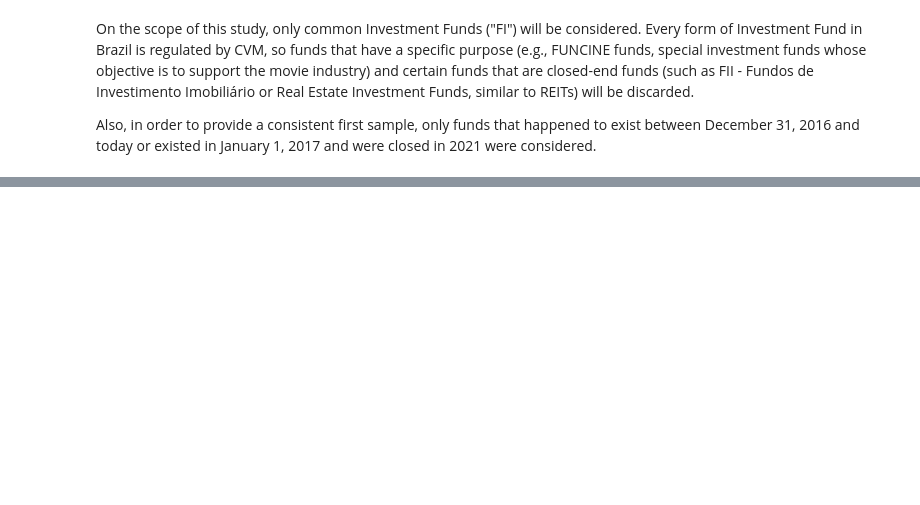
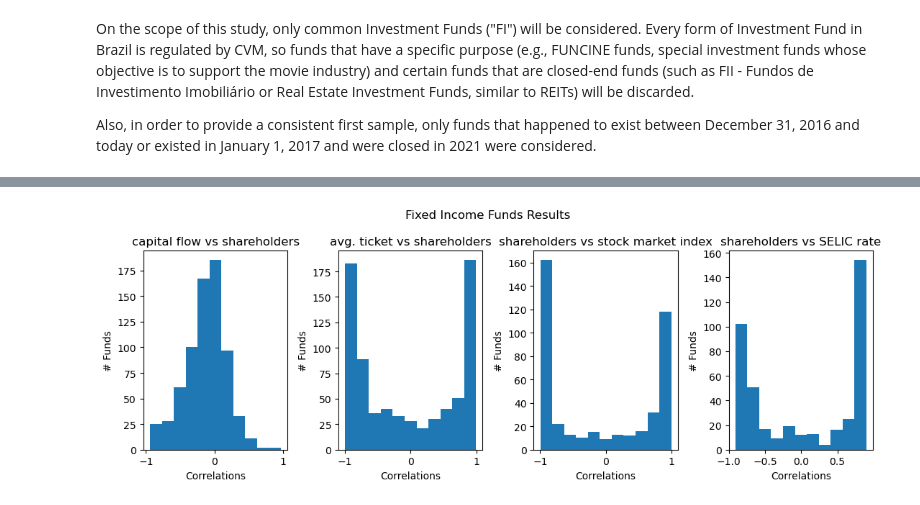
Before and after one commit to rafaelimai/ibmdscapstone, a Jupyter notebook: Capstone Work.ipynb, the cells around one changed output, grey strips where cells are left out. Saved outputs shown, nothing was run; the diff lists cells and outputs as text; code cells hidden in the pictures; blank space fills up the shorter version.

```diff
--- a/Capstone Work.ipynb
+++ b/Capstone Work.ipynb
@@ -112,0 +72,2 @@ historicSeries.head()
+# %%
+secondFundFilterLayer = firstFundFilterLayer[firstFundFilterLayer["DENOM_SOCIAL"].str.contains("COTA")]
@@ -133,5 +106,0 @@ plt.hist(insightsIhfa[[1]], bins=11)
-# %%
-historicFundTemp = ihfaHistoricSeries[ihfaHistoricSeries["CNPJ"]=="13.001.211/0001-90"]
-historicFundTemp.set_index("DATE", inplace = True)
-historicFundTemp = historicFundTemp.join(ibovHistoricClose)
-historicFundTemp = historicFundTemp.dropna()
@@ -163,5 +107,9 @@ fixedIncomeFundFilterLayer[['CNPJ_FUNDO','DENOM_SOCIAL']]
 # %%
 insightsFixedIncome = pd.DataFrame()
+insightsFI_Flow = pd.DataFrame()
+insightsFI_SELIC = pd.DataFrame()
+insightsFI_AvgTicket = pd.DataFrame()
+
 fixedIncomeHistoricSeries=historicSeries[historicSeries["CNPJ_FUNDO"].isin(fixedIncomeFundFilterLayer["CNPJ_FUNDO"])]
 fixedIncomeHistoricSeries=fixedIncomeHistoricSeries.rename(columns={'CNPJ_FUNDO':'CNPJ',"DT_COMPTC":"DATE"})
 
@@ -169,5 +117,9 @@ for cnpj in fixedIncomeFundFilterLayer['CNPJ_FUNDO']:
     historicFundTemp = fixedIncomeHistoricSeries[fixedIncomeHistoricSeries['CNPJ']==cnpj]
     historicFundTemp.set_index("DATE", inplace = True)
     historicFundTemp = historicFundTemp.join(ibovHistoricClose)
+    historicFundTemp = historicFundTemp.join(selicData)
     historicFundTemp = historicFundTemp.dropna()
     insightsFixedIncome = insightsFixedIncome.append([[cnpj,historicFundTemp[["NR_COTST","CLOSE"]].corr().iloc[1,0]]])
+    insightsFI_Flow = insightsFI_Flow.append([[cnpj,historicFundTemp[["CAP_LIQ","CLOSE"]].corr().iloc[1,0]]])
+    insightsFI_AvgTicket = insightsFI_AvgTicket.append([[cnpj,historicFundTemp[["TKT_MED","CLOSE"]].corr().iloc[1,0]]])
+    insightsFI_SELIC = insightsFI_SELIC.append([[cnpj,historicFundTemp[["NR_COTST","valor"]].corr().iloc[1,0]]])
@@ -219,0 +175,31 @@ plt.hist(insightsInterbankRate[[1]], bins=11)
+# %%
+fig, axs = plt.subplots(1, 4, sharex=False, sharey=False)
+
+plt.suptitle("Fixed Income Funds Results")
+fig.set_size_inches(11,4)
+
+axs[0].hist(insightsFI_Flow[[1]], bins=11)
+axs[0].set_title("capital flow vs shareholders")
+axs[0].set_xlabel("Correlations")
+axs[0].set_ylabel("# Funds")
+
+
+axs[1].hist(insightsFI_AvgTicket[[1]], bins=11)
+axs[1].set_title("avg. ticket vs shareholders")
+axs[1].set_xlabel("Correlations")
+axs[1].set_ylabel("# Funds")
+
+axs[2].hist(insightsFixedIncome[[1]], bins=11)
+axs[2].set_title("shareholders vs stock market index")
+axs[2].set_xlabel("Correlations")
+axs[2].set_ylabel("# Funds")
+
+axs[3].hist(insightsFI_SELIC[[1]], bins=11)
+axs[3].set_title("shareholders vs SELIC rate")
+axs[3].set_xlabel("Correlations")
+axs[3].set_ylabel("# Funds")
+
+plt.tight_layout()
+plt.show()
+# %% [output]
+[figure, added]
```
Also changed, not shown: parts of 37 cells of this notebook.
